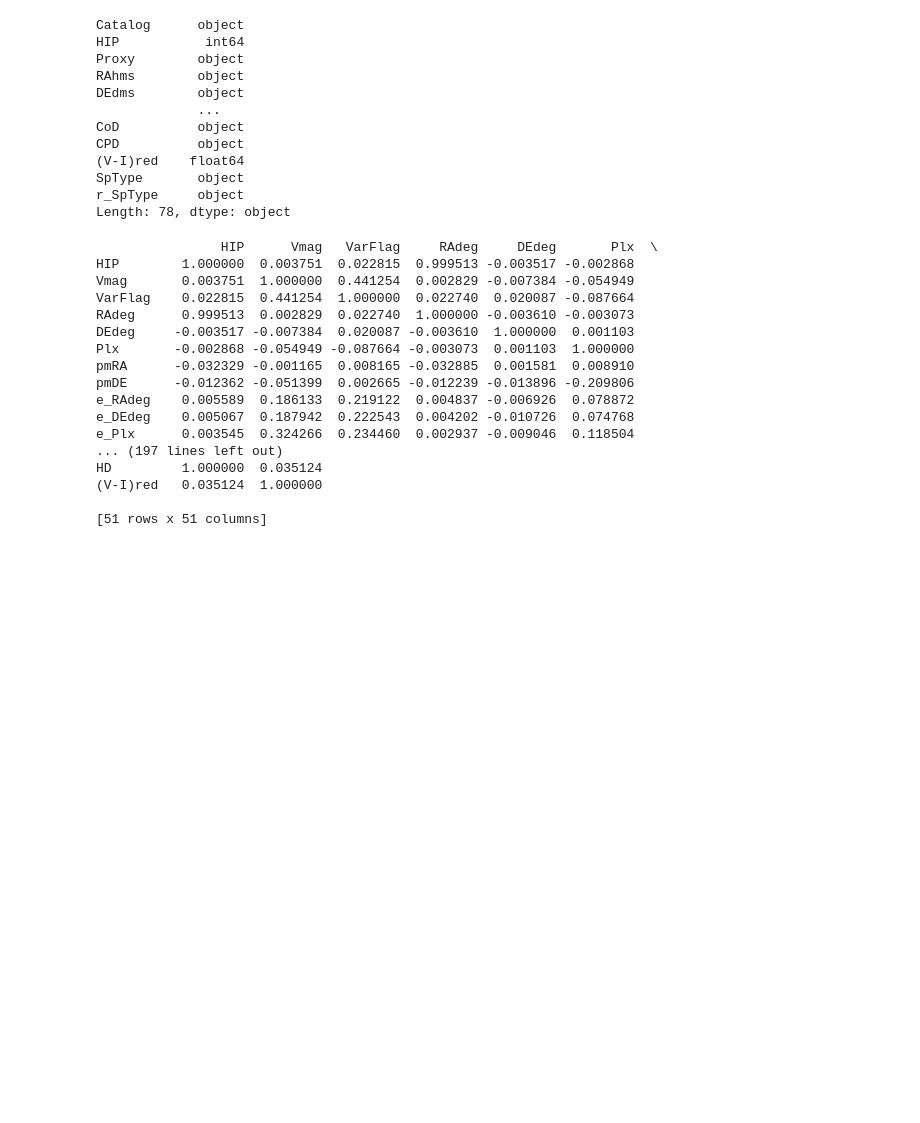
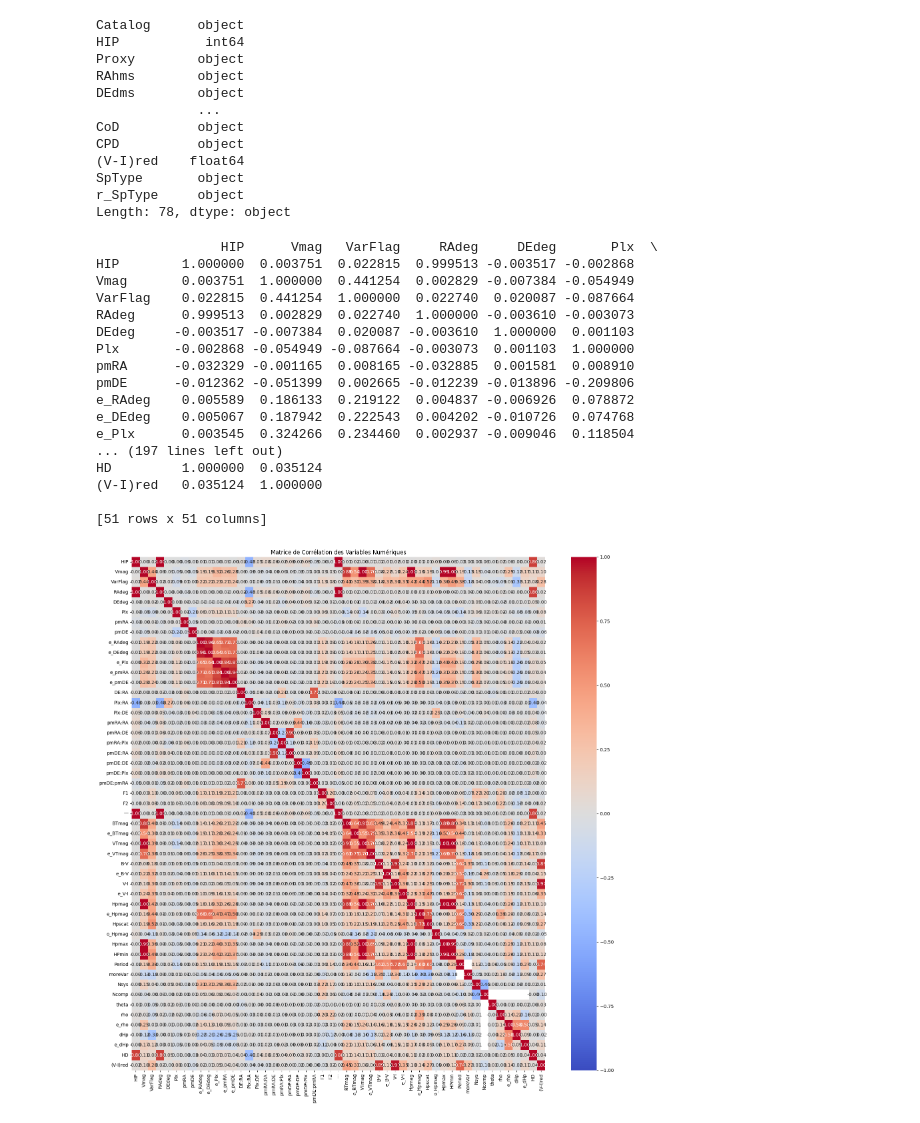
Before and after one commit to Moni003/Diagramme_HR_MML, a Jupyter notebook: diagHR_1.ipynb, the cells around one changed output. Cells and saved outputs as stored; diff of their text form; code cells hidden in the pictures; blank space fills up the shorter version.

```diff
--- a/diagHR_1.ipynb
+++ b/diagHR_1.ipynb
@@ -85,31 +84,33 @@ SpType       object
 r_SpType     object
 Length: 78, dtype: object
 # %%
-numeric_data = data.select_dtypes(include=['number'])
+# Extraire seulement les données numériques
+num_data = data.select_dtypes(include=['number'])
 
 # Matrice de corrélation
-corr_matrix = numeric_data.corr()
+corr_matrix = num_data.corr()
 print(corr_matrix)
 
-plt.figure(figsize=(10, 8))
+plt.figure(figsize=(20, 20))
 sns.heatmap(corr_matrix, annot=True, cmap='coolwarm', fmt='.2f', vmin=-1, vmax=1)
 plt.title("Matrice de Corrélation des Variables Numériques")
 plt.show()
 # %% [output]
                 HIP      Vmag   VarFlag     RAdeg     DEdeg       Plx  \
 HIP        1.000000  0.003751  0.022815  0.999513 -0.003517 -0.002868
 Vmag       0.003751  1.000000  0.441254  0.002829 -0.007384 -0.054949
 VarFlag    0.022815  0.441254  1.000000  0.022740  0.020087 -0.087664
 RAdeg      0.999513  0.002829  0.022740  1.000000 -0.003610 -0.003073
 DEdeg     -0.003517 -0.007384  0.020087 -0.003610  1.000000  0.001103
 Plx       -0.002868 -0.054949 -0.087664 -0.003073  0.001103  1.000000
 pmRA      -0.032329 -0.001165  0.008165 -0.032885  0.001581  0.008910
 pmDE      -0.012362 -0.051399  0.002665 -0.012239 -0.013896 -0.209806
 e_RAdeg    0.005589  0.186133  0.219122  0.004837 -0.006926  0.078872
 e_DEdeg    0.005067  0.187942  0.222543  0.004202 -0.010726  0.074768
 e_Plx      0.003545  0.324266  0.234460  0.002937 -0.009046  0.118504
 ... (197 lines left out)
 HD         1.000000  0.035124
 (V-I)red   0.035124  1.000000
 
 [51 rows x 51 columns]
+[figure, added]
```
Also changed, not shown: parts of 12 cells of this notebook, 1 other file.
